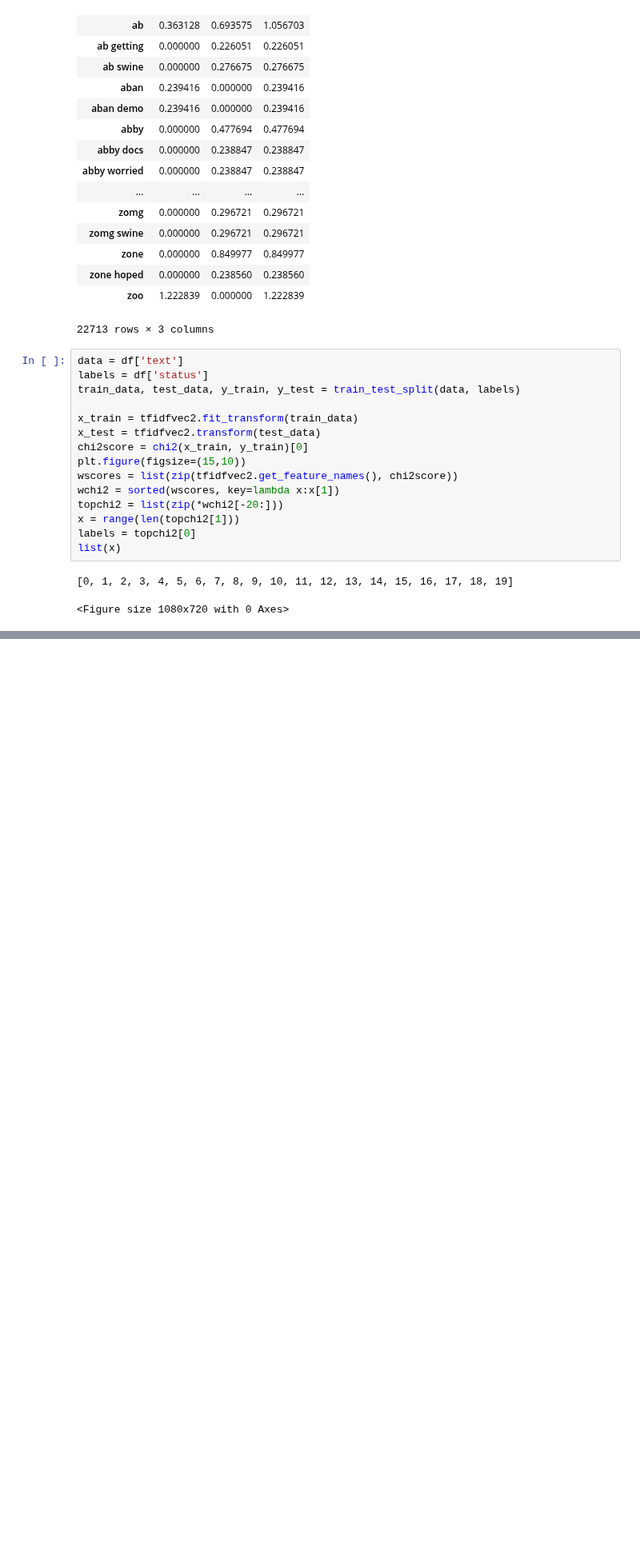
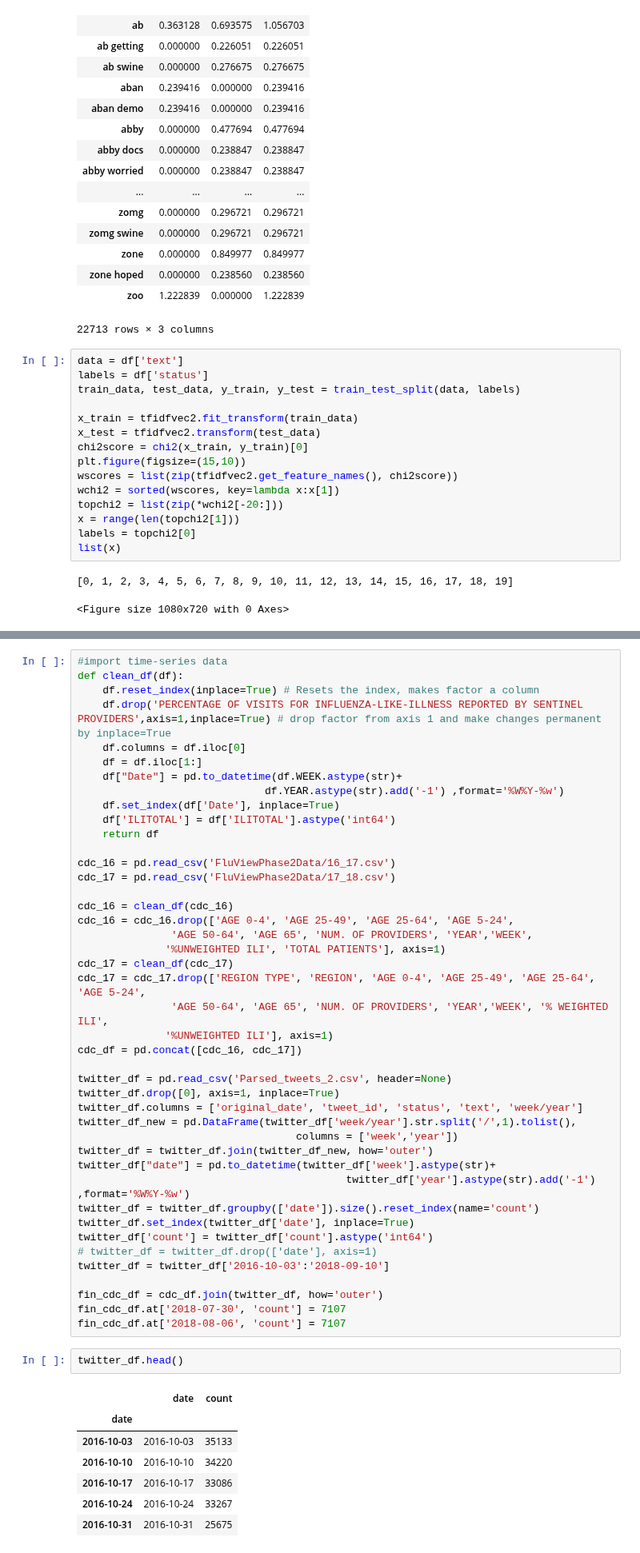
Before and after one commit to paulinaczheng/twitter_flu_tracking, a Jupyter notebook: Dash Check.ipynb, the cells around one changed output, grey strips where cells are left out. Shown at 80% size. Drawn from its saved outputs; the diff is of its cells as text; blank space fills up the shorter version.

```diff
--- a/Dash Check.ipynb
+++ b/Dash Check.ipynb
@@ -316,3 +316,56 @@ data = [trace1, trace2]
 plotly.offline.iplot(data)
 # %% [output]
 [interactive output not drawn]
+# %%
+#import time-series data
+def clean_df(df):
+    df.reset_index(inplace=True) # Resets the index, makes factor a column
+    df.drop('PERCENTAGE OF VISITS FOR INFLUENZA-LIKE-ILLNESS REPORTED BY SENTINEL PROVIDERS',axis=1,inplace=True) # drop factor from axis 1 and make changes permanent by inplace=True
+    df.columns = df.iloc[0]
+    df = df.iloc[1:]
+    df["Date"] = pd.to_datetime(df.WEEK.astype(str)+
+                              df.YEAR.astype(str).add('-1') ,format='%W%Y-%w')
+    df.set_index(df['Date'], inplace=True)
+    df['ILITOTAL'] = df['ILITOTAL'].astype('int64')
+    return df
+
+cdc_16 = pd.read_csv('FluViewPhase2Data/16_17.csv')
+cdc_17 = pd.read_csv('FluViewPhase2Data/17_18.csv')
+
+cdc_16 = clean_df(cdc_16)
+cdc_16 = cdc_16.drop(['AGE 0-4', 'AGE 25-49', 'AGE 25-64', 'AGE 5-24',
+               'AGE 50-64', 'AGE 65', 'NUM. OF PROVIDERS', 'YEAR','WEEK',
+              '%UNWEIGHTED ILI', 'TOTAL PATIENTS'], axis=1)
+cdc_17 = clean_df(cdc_17)
+cdc_17 = cdc_17.drop(['REGION TYPE', 'REGION', 'AGE 0-4', 'AGE 25-49', 'AGE 25-64', 'AGE 5-24',
+               'AGE 50-64', 'AGE 65', 'NUM. OF PROVIDERS', 'YEAR','WEEK', '% WEIGHTED ILI',
+              '%UNWEIGHTED ILI'], axis=1)
+cdc_df = pd.concat([cdc_16, cdc_17])
+
+twitter_df = pd.read_csv('Parsed_tweets_2.csv', header=None)
+twitter_df.drop([0], axis=1, inplace=True)
+twitter_df.columns = ['original_date', 'tweet_id', 'status', 'text', 'week/year']
+twitter_df_new = pd.DataFrame(twitter_df['week/year'].str.split('/',1).tolist(),
+                                   columns = ['week','year'])
+twitter_df = twitter_df.join(twitter_df_new, how='outer')
+twitter_df["date"] = pd.to_datetime(twitter_df['week'].astype(str)+
+                                           twitter_df['year'].astype(str).add('-1') ,format='%W%Y-%w')
+twitter_df = twitter_df.groupby(['date']).size().reset_index(name='count')
+twitter_df.set_index(twitter_df['date'], inplace=True)
+twitter_df['count'] = twitter_df['count'].astype('int64')
+# twitter_df = twitter_df.drop(['date'], axis=1)
+twitter_df = twitter_df['2016-10-03':'2018-09-10']
+
+fin_cdc_df = cdc_df.join(twitter_df, how='outer')
+fin_cdc_df.at['2018-07-30', 'count'] = 7107
+fin_cdc_df.at['2018-08-06', 'count'] = 7107
+# %%
+twitter_df.head()
+# %% [output]
+|  | date | count |
+| date |  |  |
+| 2016-10-03 | 2016-10-03 | 35133 |
+| 2016-10-10 | 2016-10-10 | 34220 |
+| 2016-10-17 | 2016-10-17 | 33086 |
+| 2016-10-24 | 2016-10-24 | 33267 |
+| 2016-10-31 | 2016-10-31 | 25675 |
```
Also changed, not shown: parts of 1 cell of this notebook, 3 other files.
